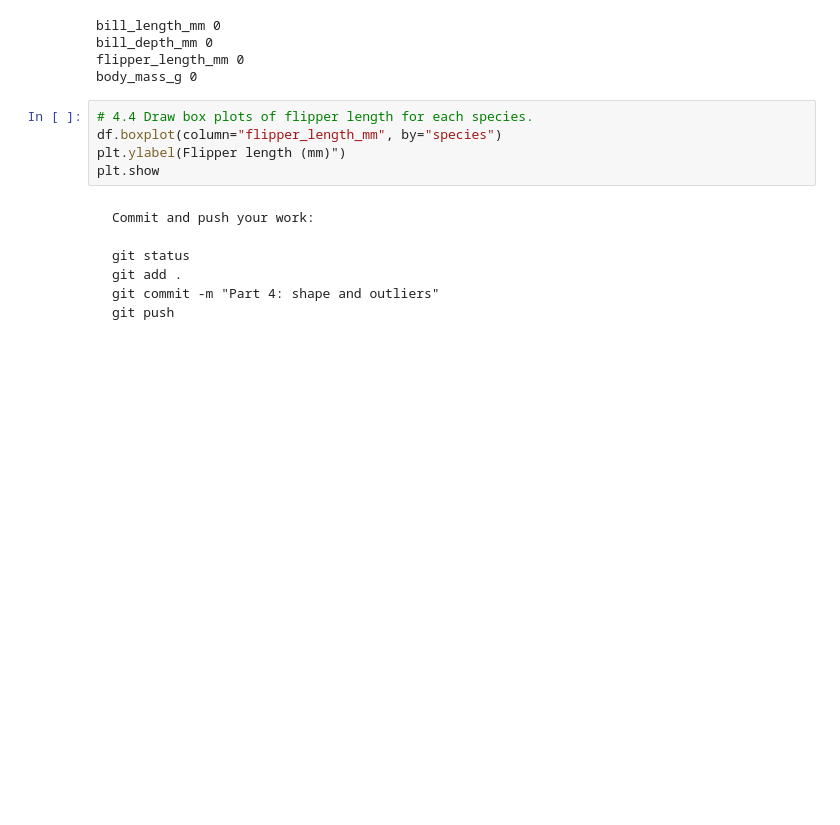
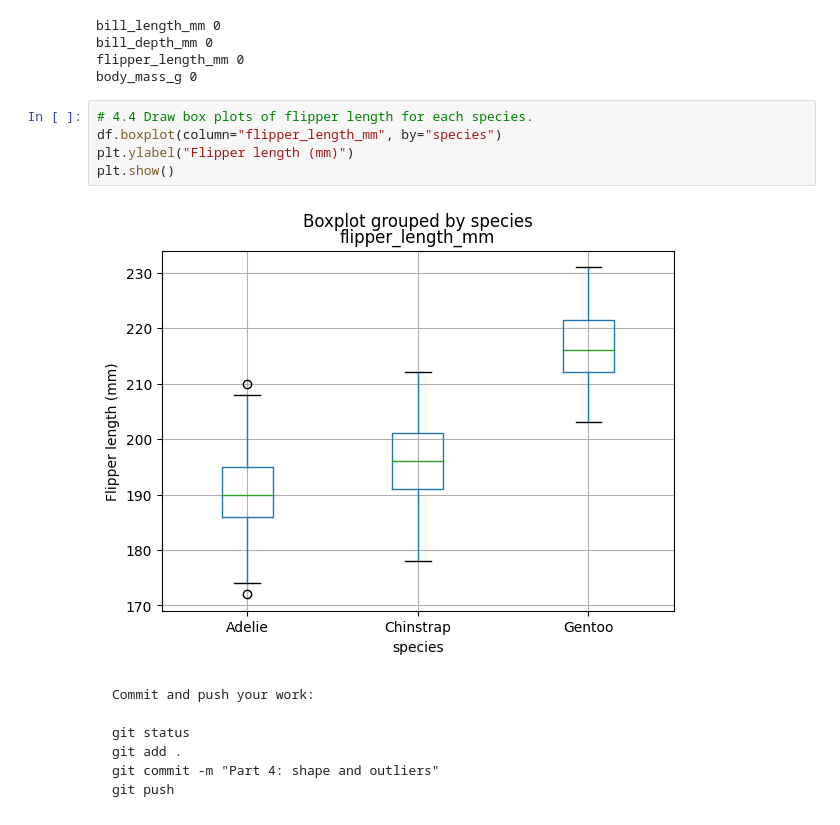
Before and after one commit to zm24abw/Practical2, a Jupyter notebook: Practical_2_T.ipynb, the cells around one changed output. Cells and saved outputs as stored; diff of their text form; blank space fills up the shorter version.

```diff
--- a/Practical_2_T.ipynb
+++ b/Practical_2_T.ipynb
@@ -153,8 +153,10 @@ body_mass_g 0
 # %%
 # 4.4 Draw box plots of flipper length for each species.
 df.boxplot(column="flipper_length_mm", by="species")
-plt.ylabel(Flipper length (mm)")
-plt.show
+plt.ylabel("Flipper length (mm)")
+plt.show()
+# %% [output]
+[figure, added]
 # %% [markdown]
 <pre>
 Commit and push your work:
```
Also changed, not shown: parts of 4 cells of this notebook.
